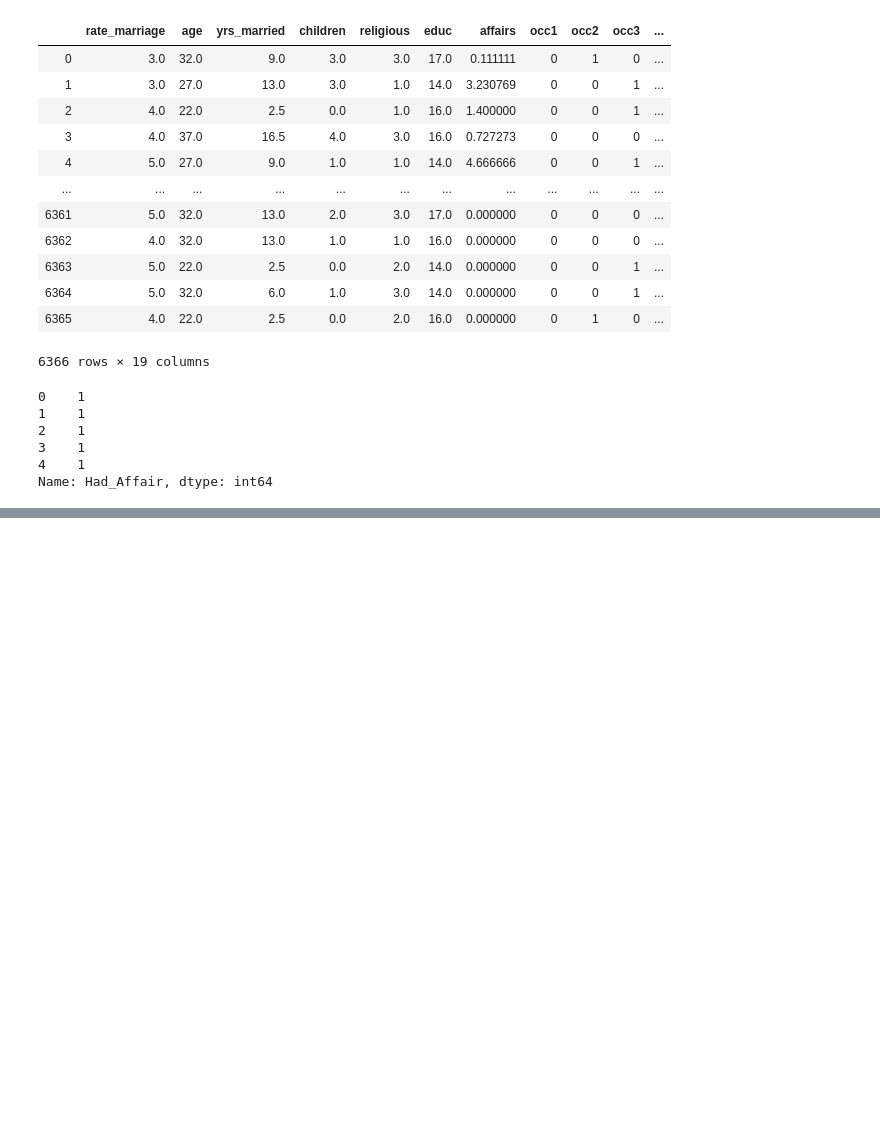
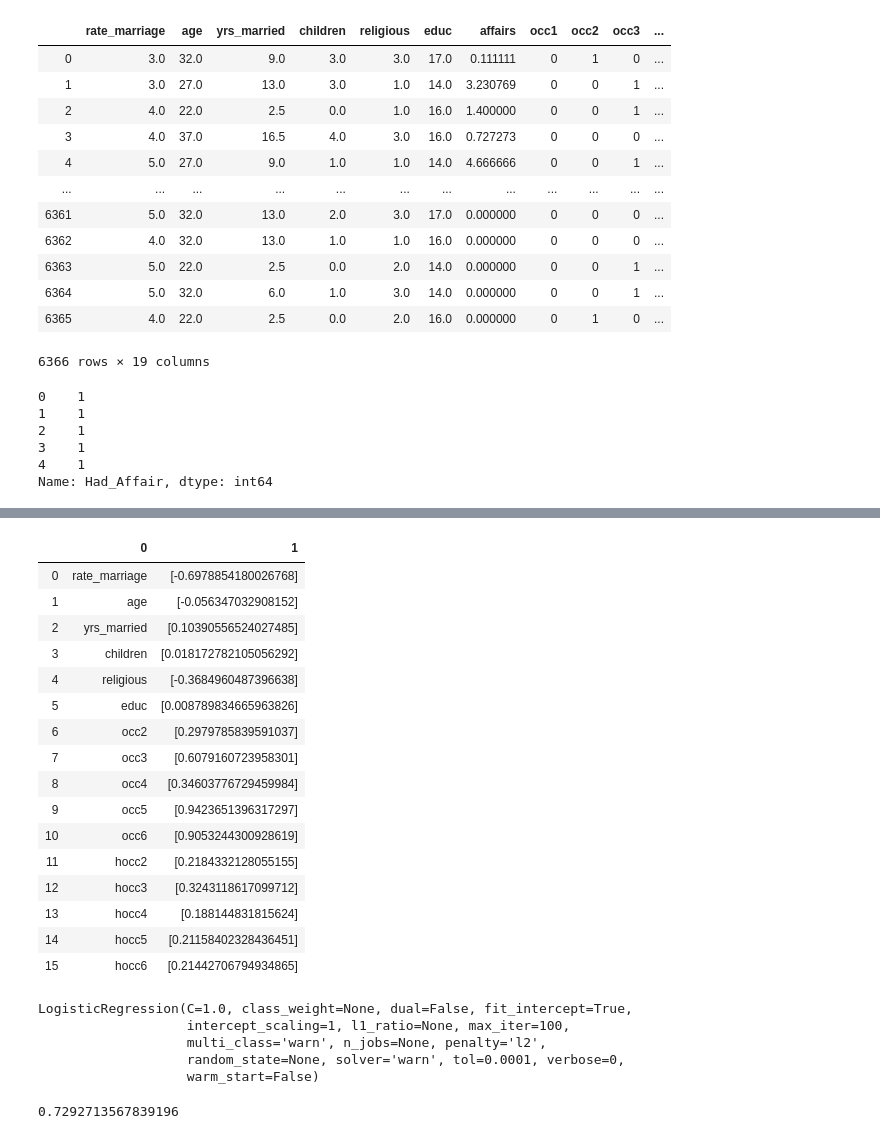
Before and after one commit to anijorshrestha/Machine-Learning, a Jupyter notebook: Supervised Learning - Logistic Regression.ipynb, the cells around one changed output, grey strips where cells are left out. Cells and saved outputs as stored; diff of their text form; code cells hidden in the pictures; blank space fills up the shorter version.

```diff
--- a/Supervised Learning - Logistic Regression.ipynb
+++ b/Supervised Learning - Logistic Regression.ipynb
@@ -179,0 +226,2 @@ Name: Had_Affair, dtype: int64
+# %%
+log_model = LogisticRegression()
@@ -179,0 +244,22 @@ Name: Had_Affair, dtype: int64
+# %%
+coeff_df = DataFrame(zip(X.columns,np.transpose(log_model.coef_)))
+# %%
+coeff_df
+# %% [output]
+|  | 0 | 1 |
+| 0 | rate_marriage | [-0.6978854180026768] |
+| 1 | age | [-0.056347032908152] |
+| 2 | yrs_married | [0.10390556524027485] |
+| 3 | children | [0.018172782105056292] |
+| 4 | religious | [-0.3684960487396638] |
+| 5 | educ | [0.008789834665963826] |
+| 6 | occ2 | [0.2979785839591037] |
+| 7 | occ3 | [0.6079160723958301] |
+| 8 | occ4 | [0.34603776729459984] |
+| 9 | occ5 | [0.9423651396317297] |
+| 10 | occ6 | [0.9053244300928619] |
+| 11 | hocc2 | [0.2184332128055155] |
+| 12 | hocc3 | [0.3243118617099712] |
+| 13 | hocc4 | [0.188144831815624] |
+| 14 | hocc5 | [0.21158402328436451] |
+| 15 | hocc6 | [0.21442706794934865] |
@@ -179,0 +268,9 @@ Name: Had_Affair, dtype: int64
+# %%
+log_model2 = LogisticRegression()
+log_model2.fit(X_train,Y_train)
+# %% [output]
+LogisticRegression(C=1.0, class_weight=None, dual=False, fit_intercept=True,
+                   intercept_scaling=1, l1_ratio=None, max_iter=100,
+                   multi_class='warn', n_jobs=None, penalty='l2',
+                   random_state=None, solver='warn', tol=0.0001, verbose=0,
+                   warm_start=False)
@@ -179,0 +279,4 @@ Name: Had_Affair, dtype: int64
+# %%
+print(metrics.accuracy_score(Y_test,class_predict))
+# %% [output]
+0.7292713567839196
```
Also changed, not shown: parts of 12 cells of this notebook.
